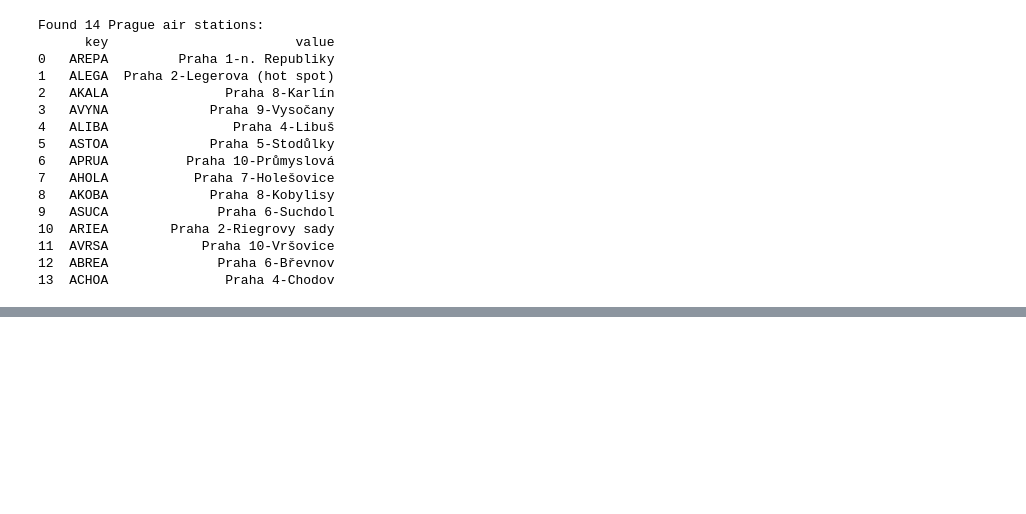
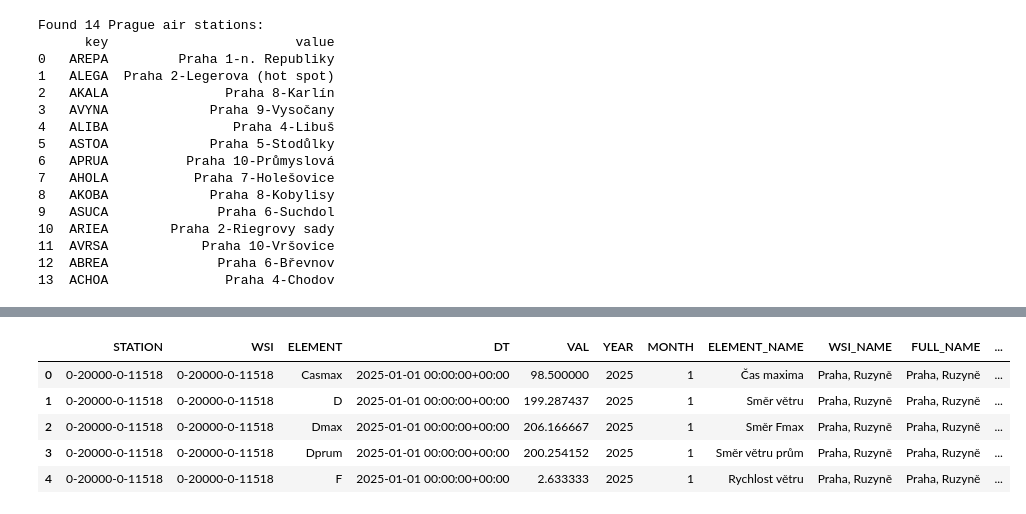
Before and after one commit to jayjay7788/Data-Processing-in-Python---Project, a Jupyter notebook: notebooks/functions_tester.ipynb, the cells around one changed output, grey strips where cells are left out. Cells and saved outputs as stored; diff of their text form; code cells hidden in the pictures; blank space fills up the shorter version.

Commit message:
Include data processing in functions tester

```diff
--- a/notebooks/functions_tester.ipynb
+++ b/notebooks/functions_tester.ipynb
@@ -146,2 +128,5 @@ Request failed for airquality_1h_avg_CZ_2025122618.csv: HTTPSConnectionPool(host
 # %%
 # data processing
+# %%
+repo_root, data_raw_path, data_processed_path = pr.get_paths()
+repo_root, data_raw_path, data_processed_path
@@ -147,0 +137,5 @@ Request failed for airquality_1h_avg_CZ_2025122618.csv: HTTPSConnectionPool(host
+# %%
+# process station metadata
+weather_stations_meta = pr.process_weather_stations(data_raw_path)
+
+weather_stations_meta.head()
@@ -147,0 +149,4 @@ Request failed for airquality_1h_avg_CZ_2025122618.csv: HTTPSConnectionPool(host
+# %%
+df_weather_hourly = pr.aggregate_weather_10min_to_hourly(data_raw_path)
+
+df_weather_hourly.head()
@@ -147,0 +160,11 @@ Request failed for airquality_1h_avg_CZ_2025122618.csv: HTTPSConnectionPool(host
+# %%
+df_weather_ext = pr.load_and_merge_weather_station_metadata(df_weather_hourly, weather_stations_meta)
+
+df_weather_ext.head()
+# %% [output]
+|  | STATION | WSI | ELEMENT | DT | VAL | YEAR | MONTH | ELEMENT_NAME | WSI_NAME | FULL_NAME | ... |
+| 0 | 0-20000-0-11518 | 0-20000-0-11518 | Casmax | 2025-01-01 00:00:00+00:00 | 98.500000 | 2025 | 1 | Čas maxima | Praha, Ruzyně | Praha, Ruzyně | ... |
+| 1 | 0-20000-0-11518 | 0-20000-0-11518 | D | 2025-01-01 00:00:00+00:00 | 199.287437 | 2025 | 1 | Směr větru | Praha, Ruzyně | Praha, Ruzyně | ... |
+| 2 | 0-20000-0-11518 | 0-20000-0-11518 | Dmax | 2025-01-01 00:00:00+00:00 | 206.166667 | 2025 | 1 | Směr Fmax | Praha, Ruzyně | Praha, Ruzyně | ... |
+| 3 | 0-20000-0-11518 | 0-20000-0-11518 | Dprum | 2025-01-01 00:00:00+00:00 | 200.254152 | 2025 | 1 | Směr větru prům | Praha, Ruzyně | Praha, Ruzyně | ... |
+| 4 | 0-20000-0-11518 | 0-20000-0-11518 | F | 2025-01-01 00:00:00+00:00 | 2.633333 | 2025 | 1 | Rychlost větru | Praha, Ruzyně | Praha, Ruzyně | ... |
```
Also changed, not shown: parts of 17 cells of this notebook, 1 other file.
